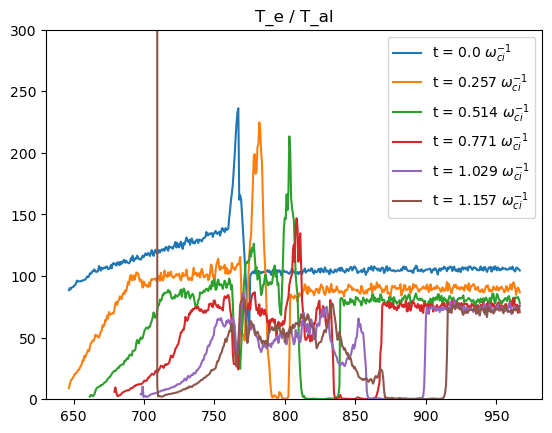
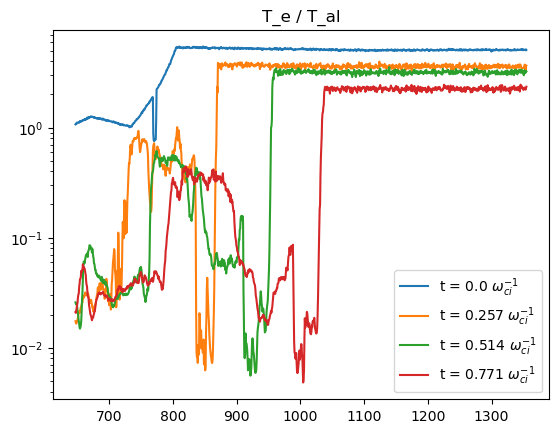
The change to this notebook cell's code, shown as a diff; its figure went from the first image to the second:
--- before
+++ after
@@ -1,8 +1,8 @@
 T_e_over_T_al = T_e / T_al
-bounds = [1000,-2600] #TODO
+bounds = [1000,-2000] #TODO
 x_axis = np.linspace(0, 2648, len(T_e_over_T_al[0])) #TODO make this not shit
 for i in range(len(T_e_over_T_al)):
-    plt.plot(x_axis[bounds[0]:bounds[1]], T_e_over_T_al[i][bounds[0]:bounds[1]], label = f"t = {np.round(al_phase_space[i].run_attrs['TIME'][0] * sim.omega_ci(),3)}"+r" $\omega_{ci}^{-1}$")
-    plt.ylim(0,300)
+    plt.semilogy(x_axis[bounds[0]:bounds[1]], T_e_over_T_al[i][bounds[0]:bounds[1]], label = f"t = {np.round(al_phase_space[i].run_attrs['TIME'][0] * sim.omega_ci(),3)}"+r" $\omega_{ci}^{-1}$")
+    # plt.ylim(0,300)
 
 plt.legend()

Commit: progress on some analysis shieeet